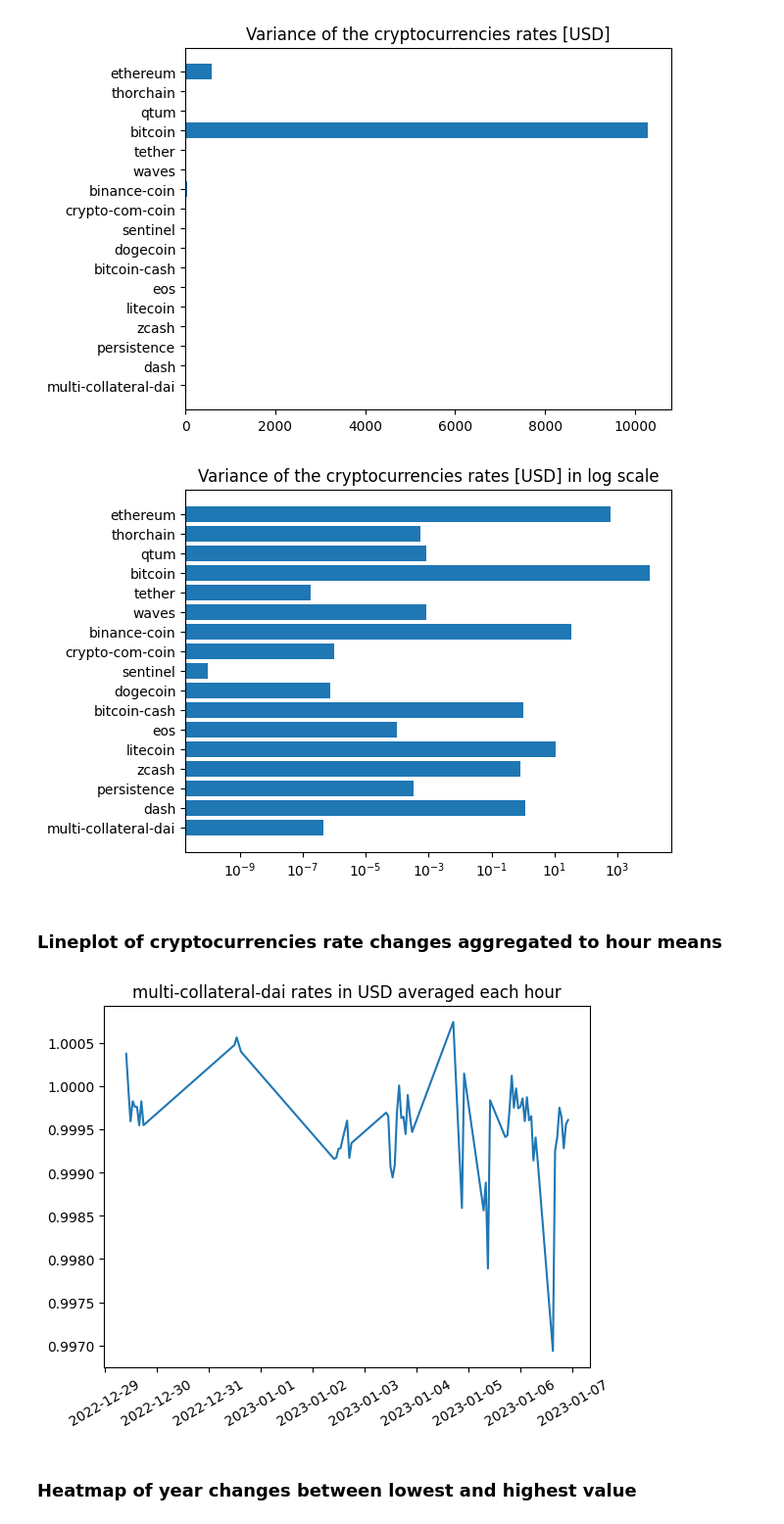
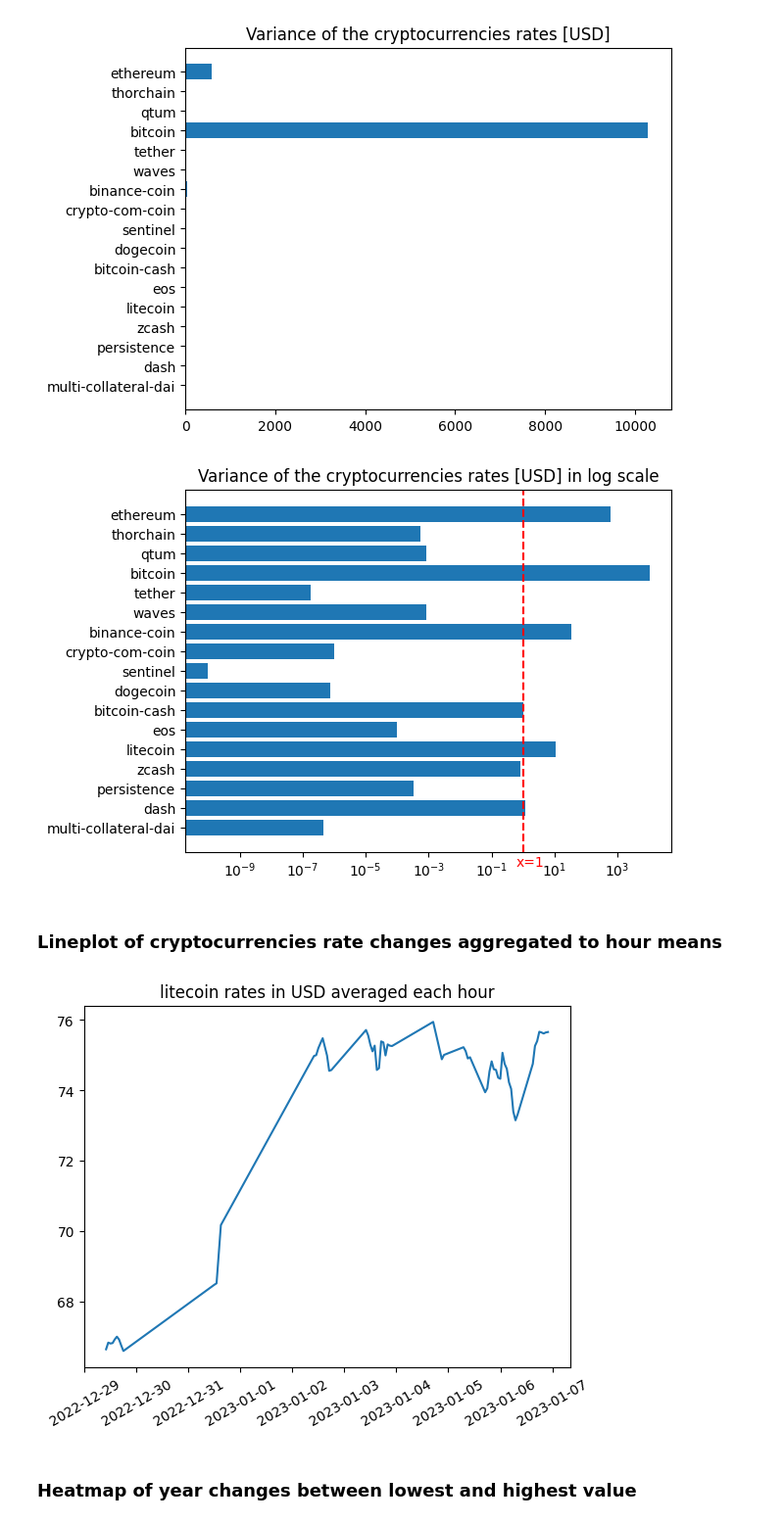
Before and after one commit to mstaczek/BigDataProject-crypto, a Jupyter notebook: spark-analytics.ipynb, the cells around one changed output. Shown: that part at 98% size. Cells and saved outputs as stored; diff of their text form; code cells hidden in the pictures.

```diff
--- a/spark-analytics.ipynb
+++ b/spark-analytics.ipynb
@@ -140,22 +142,26 @@ plt.show()
 plt.barh(out2['cryptocurrency_name'], out2['var_val'])
 plt.title('Variance of the cryptocurrencies rates [USD] in log scale')
 plt.xscale('log')
+plt.axvline(x = 1, color = 'red', linestyle = 'dashed')
+plt.text(0.6, -2, 'x=1', color='red')
 plt.show()
 # %% [output]
-[figure, old version]
+[figure, new version]
 # %% [markdown]
 ### Lineplot of cryptocurrencies rate changes aggregated to hour means
 # %%
 def get_lineplot_data_averaged_each_hour(crypto):
     return spark.sql(
-        f"""
-        select cryptocurrency_name, mean(rate_in_usd), date from
+        """
+        select cryptocurrency_name, mean(rate_in_usd) as mean_val, date from
             (select cryptocurrency_name, date_trunc('HOUR', timestamp_date) as date, rate_in_usd from crypto_rates_2)
-        where cryptocurrency_name = '{crypto}'
+        where cryptocurrency_name = '""" + crypto + """'
         group by date, cryptocurrency_name
         order by date
         """
     )
+# %%
+currencies = currencies[1:]
 # %%
 out3_raw = [get_lineplot_data_averaged_each_hour(cr) for cr in currencies]
 # %%
@@ -163,15 +169,15 @@ for j in range(len(out3_raw)):
     out3_raw[j].write.format("parquet").mode("overwrite").save(
         "/user/vagrant/projekt/analytical_part/aggregated_" + currencies[j] + ".parquet")
 # %%
-out3 = [out3_raw[1].toPandas()]
+out3 = [out3_raw[0].toPandas()]
 # %%
 i = 0
-plt.plot(out3[i]['date'], out3[i]['mean(rate_in_usd)'])
+plt.plot(out3[i]['date'], out3[i]['mean_val'])
 plt.title(f'{currencies[i]} rates in USD averaged each hour')
 plt.xticks(rotation=30)
 plt.show()
 # %% [output]
-[figure, old version]
+[figure, new version]
 # %% [markdown]
 ### Heatmap of year changes between lowest and highest value
 # %%
```
Also changed, not shown: parts of 9 cells of this notebook.
